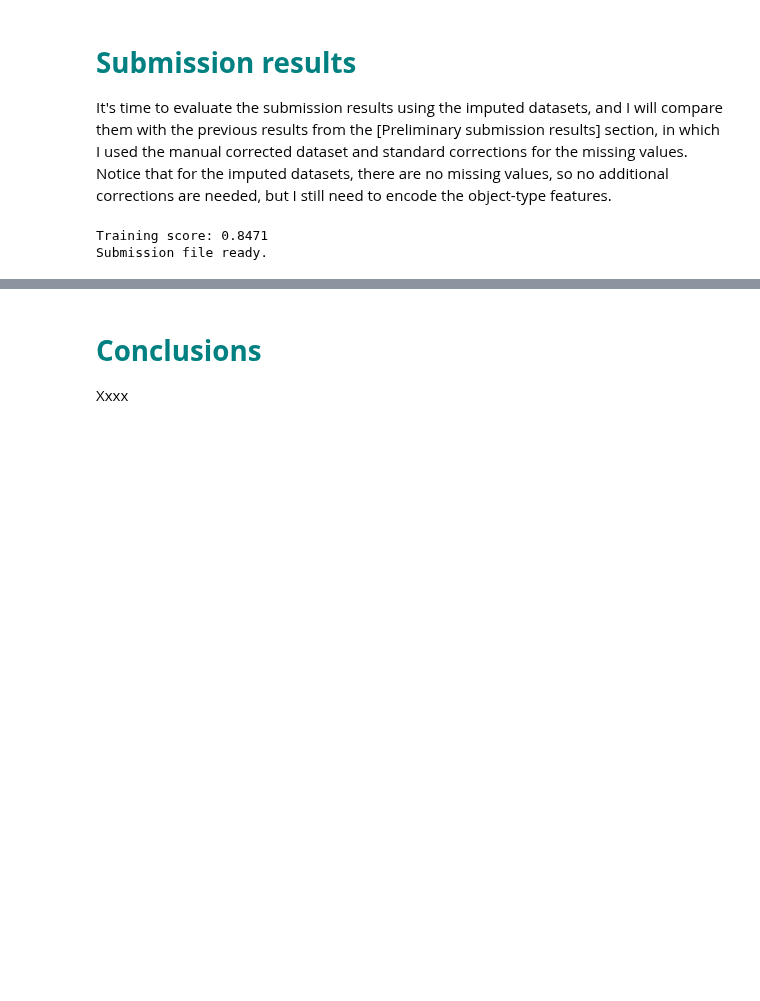
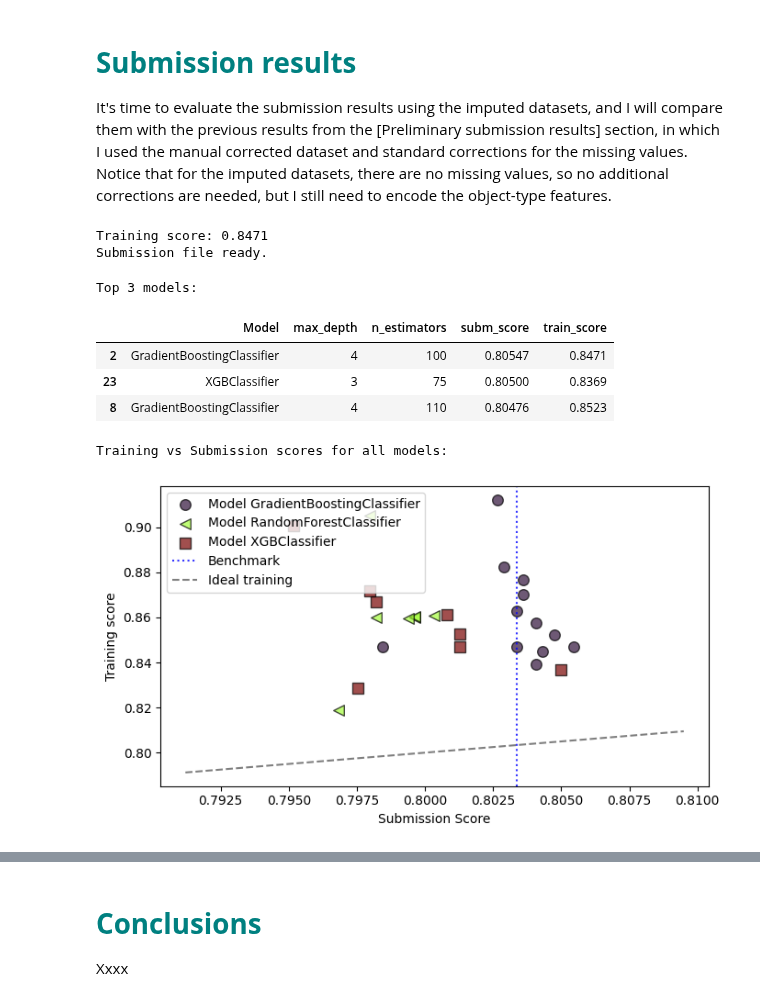
Before and after one commit to Fertmeneses/titanic-spaceship-kaggle, a Jupyter notebook: 03_spaceship-titanic-data-imputation.ipynb, the cells around one changed output, grey strips where cells are left out. Saved outputs shown, nothing was run; the diff lists cells and outputs as text; code cells hidden in the pictures; blank space fills up the shorter version.

Commit message:
Create function to compare submission results for different rounds

```diff
--- a/03_spaceship-titanic-data-imputation.ipynb
+++ b/03_spaceship-titanic-data-imputation.ipynb
@@ -106,6 +106,9 @@ In the following lines, I load the original datasets and get this information:
 import pandas as pd
 import numpy as np
 from termcolor import colored
+
+# Set the reference benchmark for submission score, from previous episode:
+benchmark = 0.80336
 
 # Load original datasets:
 train_df = pd.read_csv('kaggle/input/spaceship-titanic/train.csv') # Training dataset
@@ -1535,13 +1538,20 @@ Training score: 0.8471
 Submission file ready.
 # %%
 # Load pre-trained results:
-df_results = pd.read_csv('kaggle/Training_results/03_only_manual_correction.csv')
+df_results_A = pd.read_csv('kaggle/Training_results/03_Data_imputation_submissions_imputed_data_A.csv')
 # Display table with 5 best models:
 print('Top 3 models:')
-display(df_results[
+display(df_results_A[
     ["Model","max_depth","n_estimators","subm_score","train_score"]
 ].sort_values(["subm_score"],ascending=False).head(3))
 # Plot training vs submission scores:
 print('Training vs Submission scores for all models:')
-plot_training_submission_scores(df_results,sort_by='Model',
-                                benchmark=0.80336)
+plot_training_submission_scores(df_results_A,sort_by='Model',benchmark=benchmark)
+# %% [output]
+Top 3 models:
+|  | Model | max_depth | n_estimators | subm_score | train_score |
+| 2 | GradientBoostingClassifier | 4 | 100 | 0.80547 | 0.8471 |
+| 23 | XGBClassifier | 3 | 75 | 0.80500 | 0.8369 |
+| 8 | GradientBoostingClassifier | 4 | 110 | 0.80476 | 0.8523 |
+Training vs Submission scores for all models:
+[figure, added]
```
Also changed, not shown: parts of 3 cells of this notebook.
